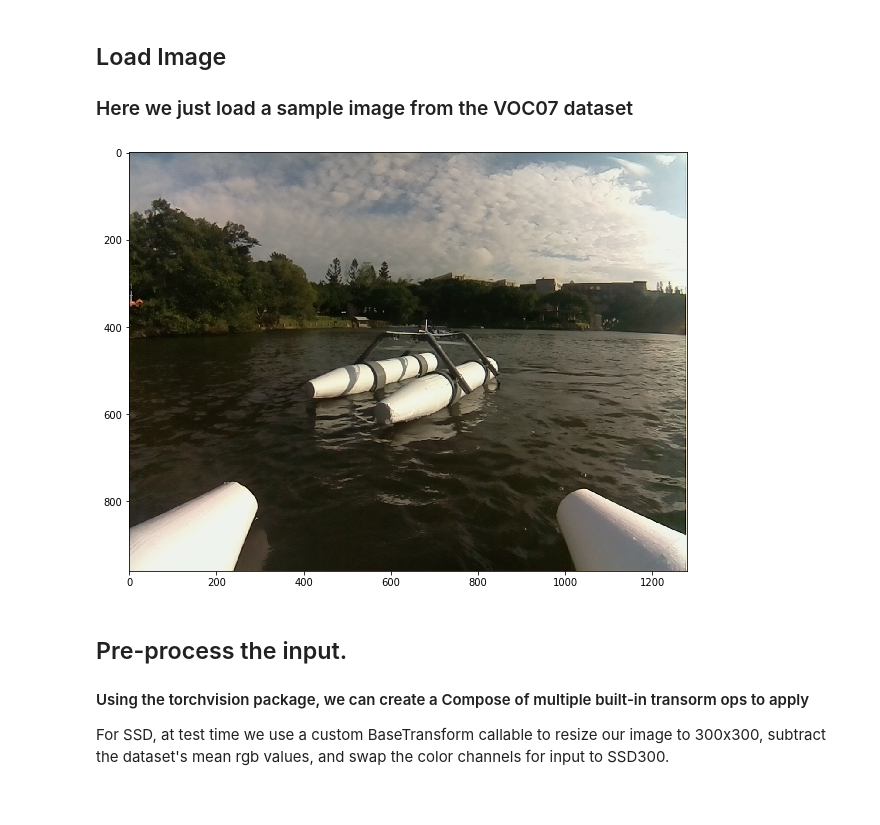
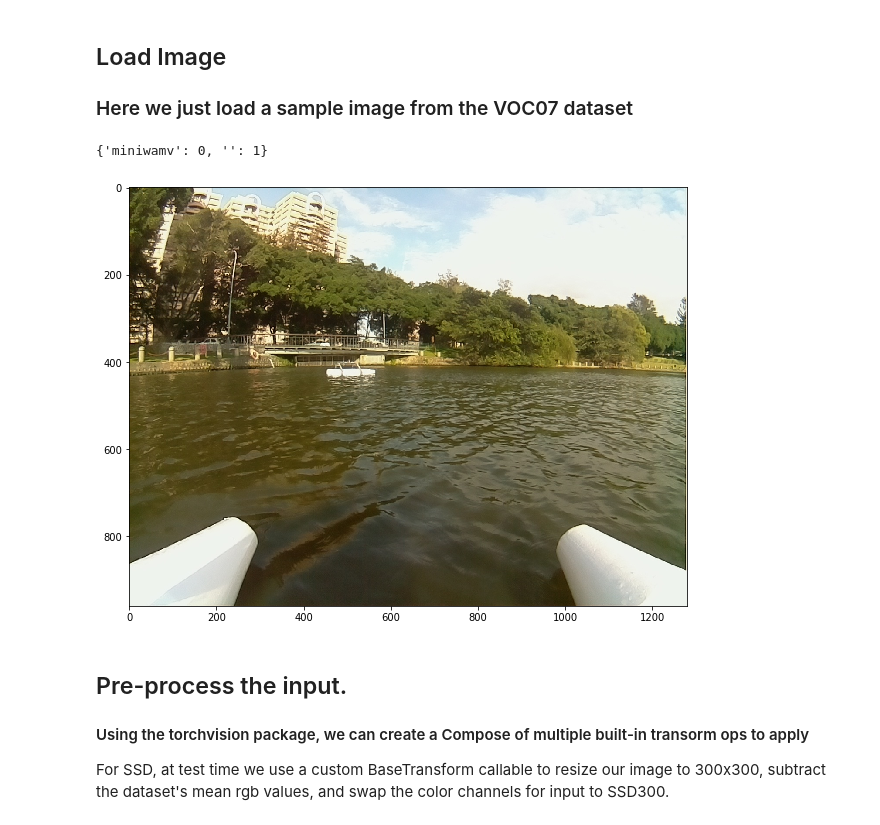
Before and after one commit to championway/ssd.pytorch, a Jupyter notebook: demo/demo.ipynb, the cells around one changed output. Drawn from its saved outputs; the diff is of its cells as text; code cells hidden in the pictures.

```diff
--- a/demo/demo.ipynb
+++ b/demo/demo.ipynb
@@ -39,19 +39,23 @@ Finished!
 # %%
 # image = cv2.imread('./data/example.jpg', cv2.IMREAD_COLOR)  # uncomment if dataset not downloaded
 %matplotlib inline
 from matplotlib import pyplot as plt
-from data import VOCDetection, VOC_ROOT, VOCAnnotationTransform, wamvDetection, wamvAnnotationTransform
+from data import wamvDetection, wamvAnnotationTransform, wamv_CLASSES, wamv_ROOT
+#from data import VOCDetection, VOC_ROOT, VOCAnnotationTransform, wamvDetection, wamvAnnotationTransform
+from data import wamvDetection
 # here we specify year (07 or 12) and dataset ('test', 'val', 'train')
-testset = wamvDetection(VOC_ROOT, [('2007', 'val')], None, VOCAnnotationTransform())
-img_id = 6
+DATA_ROOT = '/media/arg_ws3/5E703E3A703E18EB/data/'
+testset = wamvDetection(DATA_ROOT, [('2007', 'val')], None, wamvAnnotationTransform())
+img_id = 3
 image = testset.pull_image(img_id)
 rgb_image = cv2.cvtColor(image, cv2.COLOR_BGR2RGB)
 # View the sampled input image before transform
 plt.figure(figsize=(10,10))
 plt.imshow(rgb_image)
 plt.show()
 # %% [output]
+{'miniwamv': 0, '': 1}
-[figure, old version]
+[figure, new version]
 # %% [markdown]
 ## Pre-process the input.
 #### Using the torchvision package, we can create a Compose of multiple built-in transorm ops to apply
```
Also changed, not shown: parts of 3 cells of this notebook, 4 other files.
